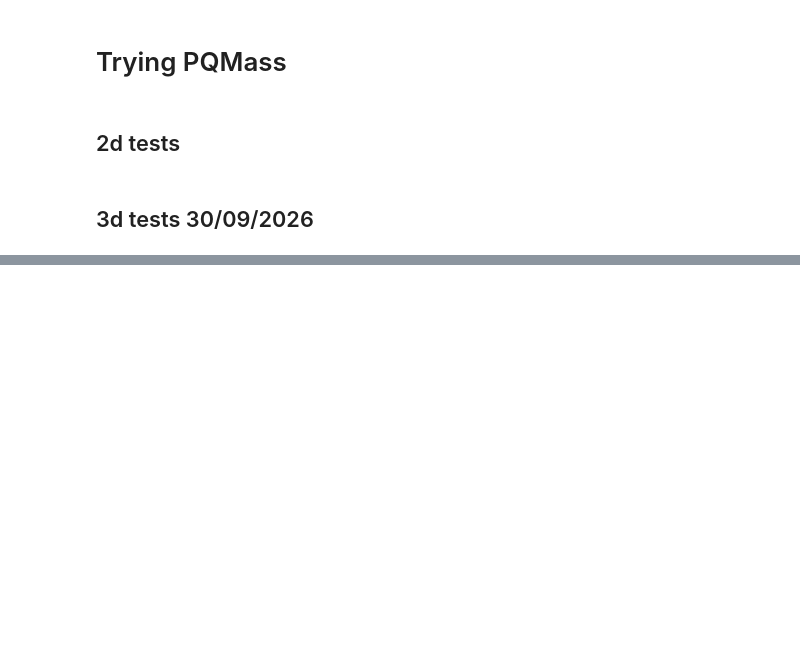
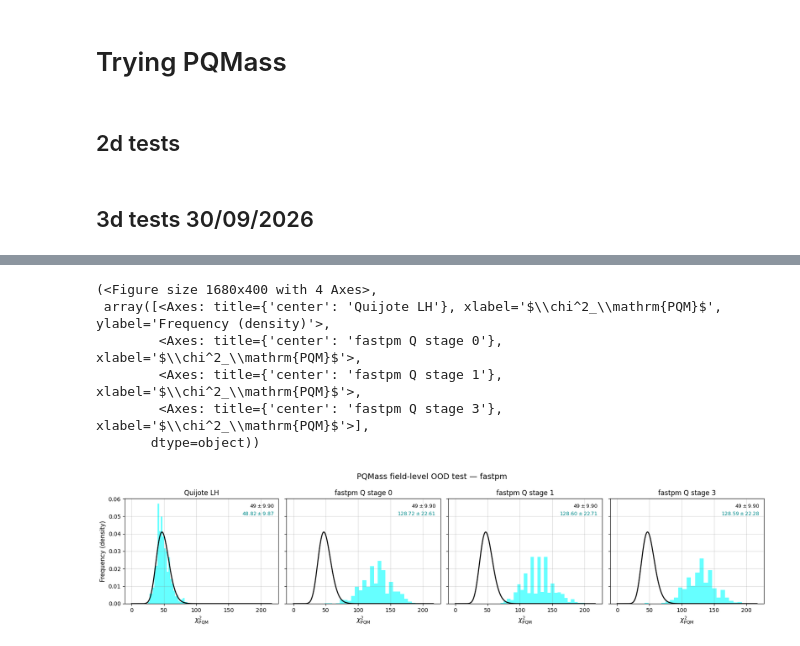
Before and after one commit to anirbanbairagi/Power-Spectrum-Change-Under-Gradient-Perturbation, a Jupyter notebook: plots_Q_set.ipynb, the cells around one changed output, grey strips where cells are left out. Cells and saved outputs as stored; diff of their text form; code cells hidden in the pictures; blank space fills up the shorter version.

```diff
--- a/plots_Q_set.ipynb
+++ b/plots_Q_set.ipynb
@@ -290,7 +290,7 @@ def plot_stage_comparison(seed, stage, grid=512,
 
     return fig, axes
 # %%
-fig, axes = plot_stage_comparison(seed=7, stage=3, log_transform = True)
+fig, axes = plot_stage_comparison(seed=7, stage=1, log_transform = True)
 # %% [output]
 [figure]
 # %% [markdown]
@@ -576,14 +469,14 @@ def plot_pqm_ood_panels(panels, num_refs=NUM_REFS, sim_label="", figroot=None, f
     return fig, axes
 
 
-def plot_pqm_figure3_style(sim, which_bs=("pm", "1", "3"), grid=GRID, figroot=None):
+def plot_pqm_figure3_style(sim, which_bs=("pm", "1", "3"), grid=GRID, figroot=None, prefix = ""):
     null_result = load_pqm_result(pqm_null_path(grid))
     chi2_null = np.asarray(null_result.get("chi2_list", []))
 
     panels = [("Quijote LH", chi2_null)]
     for which_b in which_bs:
         r = load_pqm_result(pqm_signal_path(sim, which_b, grid))
-        label = f"{sim} stage 0" if which_b == "pm" else f"{sim} stage {which_b}"
+        label = f"{sim} {prefix} stage 0" if which_b == "pm" else f"{sim} {prefix} stage {which_b}"
         panels.append((label, np.asarray(r.get("chi2_list", []))))
 
     fname = f"pqm_ood_panels_{sim}_octant_500ref.pdf" if figroot else None
@@ -660,0 +496,10 @@ def build_y(seeds, factor):
+# %%
+plot_pqm_figure3_style("fastpm", prefix = "Q")
+# %% [output]
+(<Figure size 1680x400 with 4 Axes>,
+ array([<Axes: title={'center': 'Quijote LH'}, xlabel='$\\chi^2_\\mathrm{PQM}$', ylabel='Frequency (density)'>,
+        <Axes: title={'center': 'fastpm Q stage 0'}, xlabel='$\\chi^2_\\mathrm{PQM}$'>,
+        <Axes: title={'center': 'fastpm Q stage 1'}, xlabel='$\\chi^2_\\mathrm{PQM}$'>,
+        <Axes: title={'center': 'fastpm Q stage 3'}, xlabel='$\\chi^2_\\mathrm{PQM}$'>],
+       dtype=object))
+[figure, added]
```
Also changed, not shown: parts of 9 cells of this notebook, 3 other files.
